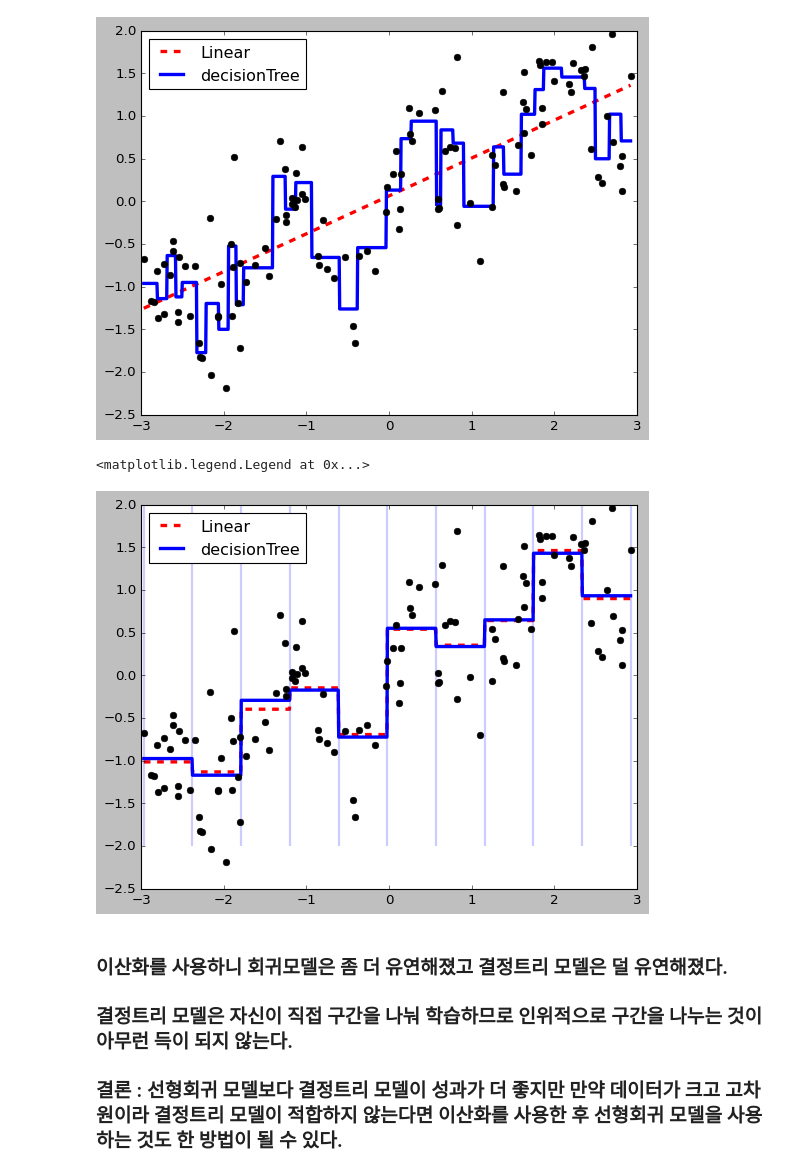
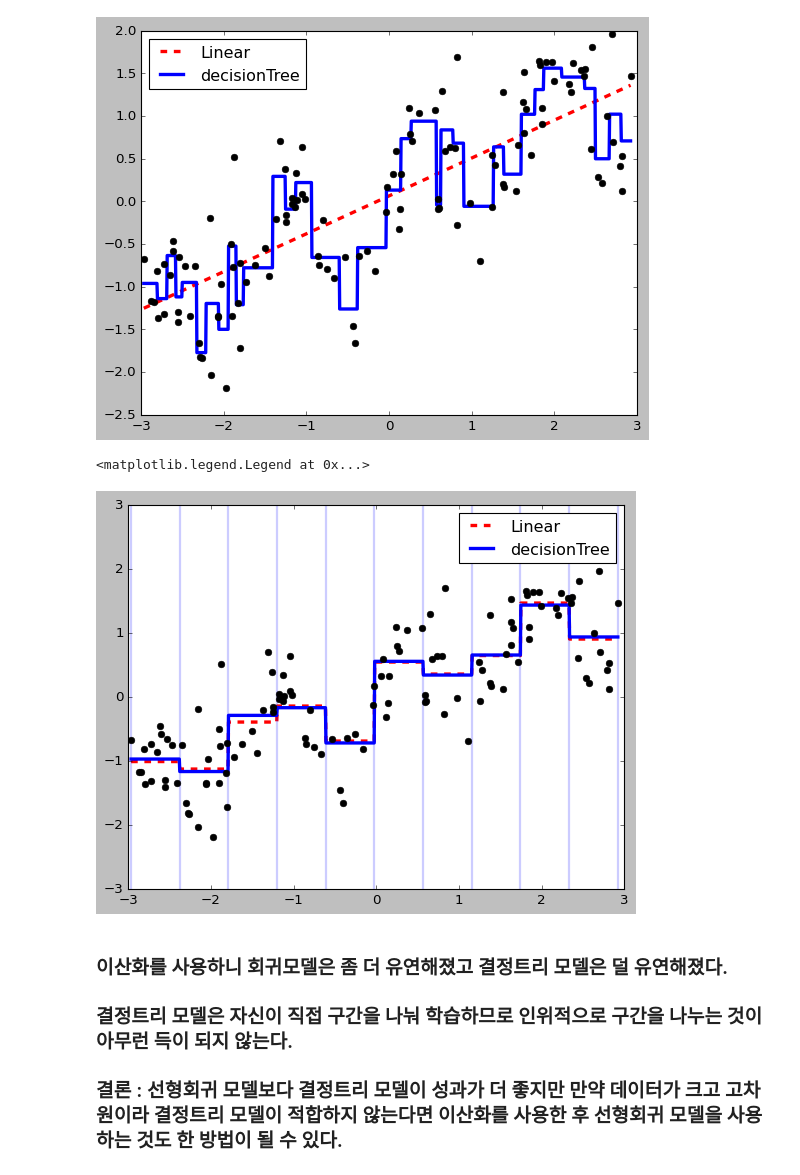
Before and after one commit to Hosung-Ahn/IntroducingML, a Jupyter notebook: Chapter4-feature engineering/범주형 변수.ipynb, the cells around one changed output. Saved outputs shown, nothing was run; the diff lists cells and outputs as text; code cells hidden in the pictures.

```diff
--- a/Chapter4-feature engineering/범주형 변수.ipynb
+++ b/Chapter4-feature engineering/범주형 변수.ipynb
@@ -155,26 +155,25 @@ plt.legend(loc = 'best')
 # %%
 # 이산화를 이용한 방법
 from sklearn.preprocessing import KBinsDiscretizer
 
 kb = KBinsDiscretizer(n_bins = 10, strategy='uniform')
 X_bined = kb.fit_transform(X).toarray()
 line_bined = kb.transform(line).toarray()
 
 lr.fit(X_bined, y)
 plt.plot(line, lr.predict(line_bined), '--', lw = 3, c = 'r', label = 'Linear')
 
 dt.fit(X_bined, y)
 plt.plot(line, dt.predict(line_bined), lw = 3, c='b', label='decisionTree')
 
-plt.vlines(kb.bin_edges_[0], -2,2, alpha = 0.2, lw = 2)
-
+plt.vlines(kb.bin_edges_[0], -3,3, alpha = 0.2, lw = 2)
 plt.plot(X[:,0], y, 'o', c='k')
 plt.legend(loc = 'best')
 
 # 이산화를 사용하니 선형회귀를 사용한것과 결정트리회귀를 사용한 결과값이 거의 같다.
 # %% [output]
 <matplotlib.legend.Legend at 0x...>
-[figure, old version]
+[figure, new version]
 # %% [markdown]
 ### 이산화를 사용하니 회귀모델은 좀 더 유연해졌고 결정트리 모델은 덜 유연해졌다.
 ### 결정트리 모델은 자신이 직접 구간을 나눠 학습하므로 인위적으로 구간을 나누는 것이 아무런 득이 되지 않는다.
```
Also changed, not shown: parts of 5 cells of this notebook.
